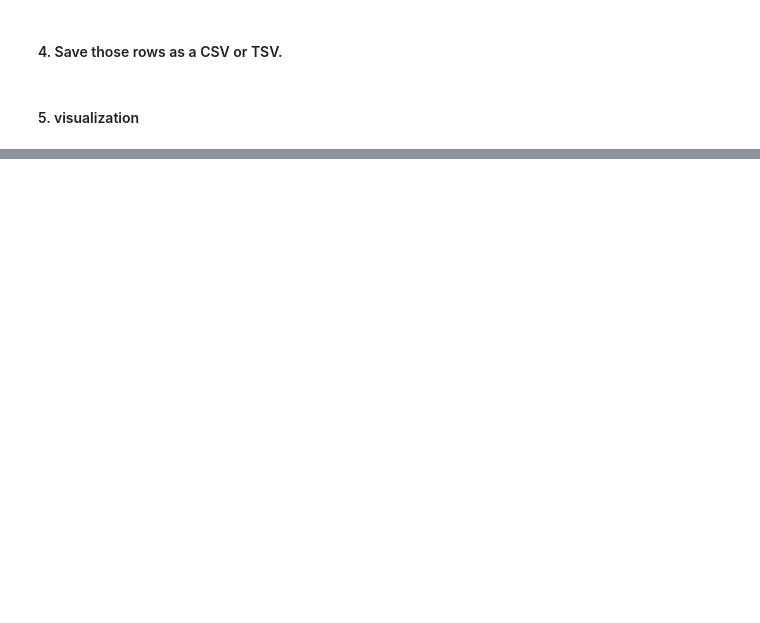
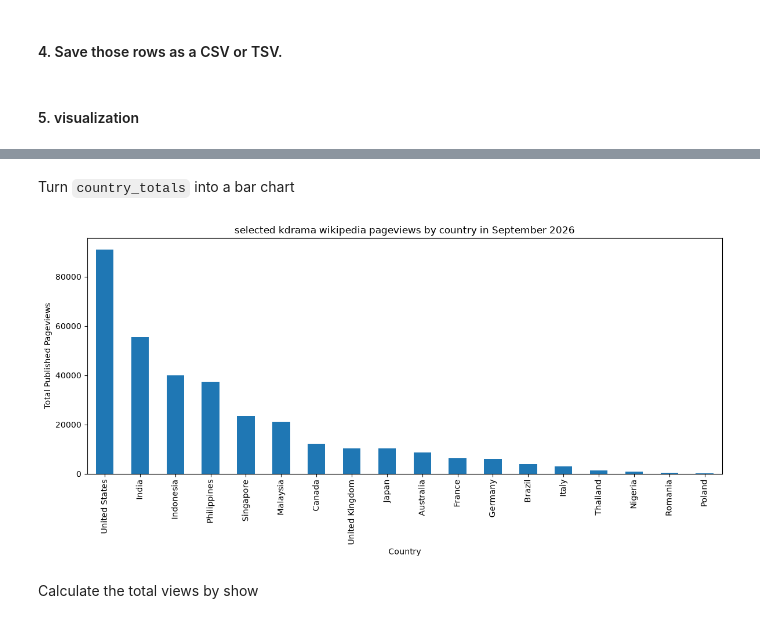
Before and after one commit to lejunannali324/cs315week5wed, a Jupyter notebook: week5-wed-notebook.ipynb, the cells around one changed output, grey strips where cells are left out. Cells and saved outputs as stored; diff of their text form; code cells hidden in the pictures; blank space fills up the shorter version.

```diff
--- a/week5-wed-notebook.ipynb
+++ b/week5-wed-notebook.ipynb
@@ -417,0 +427,4 @@ september_df.to_csv("sep_page.csv", index=False)
+# %%
+country_totals = september_df.groupby('country')['gbc'].sum()
+country_totals = country_totals.sort_values(ascending=False)
+country_totals
@@ -417,0 +452,14 @@ september_df.to_csv("sep_page.csv", index=False)
+# %% [markdown]
+Turn `country_totals` into a bar chart
+# %%
+import matplotlib.pyplot as plt
+
+country_totals.plot(kind='bar', figsize=(12, 6), title='selected kdrama wikipedia pageviews by country in September 2026')
+plt.xlabel('Country')
+plt.ylabel('Total Published Pageviews')
+plt.tight_layout()
+plt.show()
+# %% [output]
+[figure, added]
+# %% [markdown]
+Calculate the total views by show
```
Also changed, not shown: parts of 13 cells of this notebook, 1 other file.
